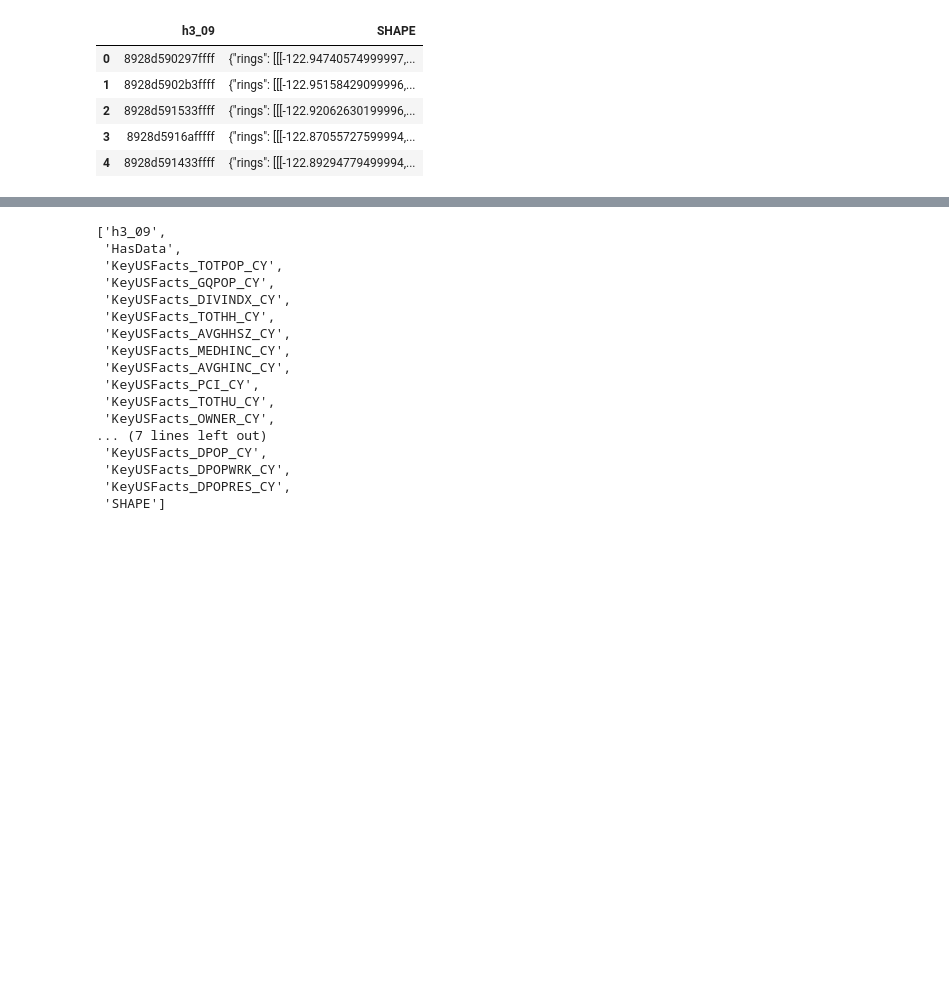
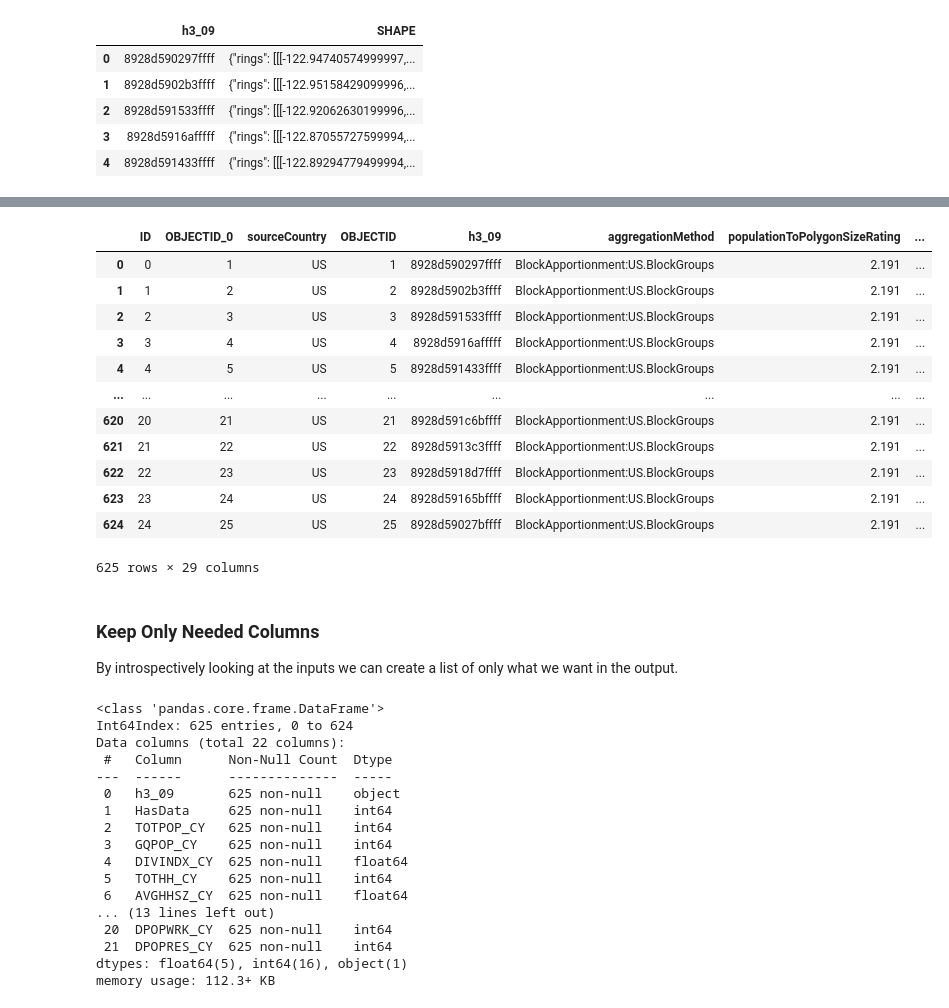
Before and after one commit to Esri/geoenrichment-samples, a Jupyter notebook: Python/geoenrichment-introspection/notebooks/02b-web-gis-enrich.ipynb, the cells around one changed output, grey strips where cells are left out. Cells and saved outputs as stored; diff of their text form; code cells hidden in the pictures; blank space fills up the shorter version.

```diff
--- a/Python/geoenrichment-introspection/notebooks/02b-web-gis-enrich.ipynb
+++ b/Python/geoenrichment-introspection/notebooks/02b-web-gis-enrich.ipynb
@@ -165,26 +142,54 @@ None
+# %%
+enrich_df = enrich(
+    study_areas=h3_df,                     # directly use dataframe
+    analysis_variables=list(kv.name),      # create list from series
+    return_geometry=False,                 # already have geometry
+    gis=gis                                # provide connection to configured GIS
+)
+
+enrich_df
+# %% [output]
+|  | ID | OBJECTID_0 | sourceCountry | OBJECTID | h3_09 | aggregationMethod | populationToPolygonSizeRating | ... |
+| 0 | 0 | 1 | US | 1 | 8928d590297ffff | BlockApportionment:US.BlockGroups | 2.191 | ... |
+| 1 | 1 | 2 | US | 2 | 8928d5902b3ffff | BlockApportionment:US.BlockGroups | 2.191 | ... |
+| 2 | 2 | 3 | US | 3 | 8928d591533ffff | BlockApportionment:US.BlockGroups | 2.191 | ... |
+| 3 | 3 | 4 | US | 4 | 8928d5916afffff | BlockApportionment:US.BlockGroups | 2.191 | ... |
+| 4 | 4 | 5 | US | 5 | 8928d591433ffff | BlockApportionment:US.BlockGroups | 2.191 | ... |
+| ... | ... | ... | ... | ... | ... | ... | ... | ... |
+| 620 | 20 | 21 | US | 21 | 8928d591c6bffff | BlockApportionment:US.BlockGroups | 2.191 | ... |
+| 621 | 21 | 22 | US | 22 | 8928d5913c3ffff | BlockApportionment:US.BlockGroups | 2.191 | ... |
+| 622 | 22 | 23 | US | 23 | 8928d5918d7ffff | BlockApportionment:US.BlockGroups | 2.191 | ... |
+| 623 | 23 | 24 | US | 24 | 8928d59165bffff | BlockApportionment:US.BlockGroups | 2.191 | ... |
+| 624 | 24 | 25 | US | 25 | 8928d59027bffff | BlockApportionment:US.BlockGroups | 2.191 | ... |
+625 rows × 29 columns
+# %% [markdown]
+### Keep Only Needed Columns
+
+By introspectively looking at the inputs we can create a list of only what we want in the output.
 # %%
-keep_cols = [c for c in enrich_df.columns if
- (c in kv.enrich_field_name.values           # enrich variables' output field names
-  or c in h3_df.columns                      # input data column names
-  or c.lower() == 'hasdata')                 # useful column to know if was enriched based on apportionment
+drop_cols = [c for c in enrich_df.columns if not
+    (c in kv.name.values                        # enrich variables' output field names
+     or c in h3_df.columns                      # input data column names
+     or c.lower() == 'hasdata')                 # if row received demographc factors
 ]
+enrich_df.drop(columns=drop_cols, inplace=True)
 
-keep_cols
+enrich_df.info()
 # %% [output]
-['h3_09',
- 'HasData',
- 'KeyUSFacts_TOTPOP_CY',
- 'KeyUSFacts_GQPOP_CY',
- 'KeyUSFacts_DIVINDX_CY',
- 'KeyUSFacts_TOTHH_CY',
- 'KeyUSFacts_AVGHHSZ_CY',
- 'KeyUSFacts_MEDHINC_CY',
- 'KeyUSFacts_AVGHINC_CY',
- 'KeyUSFacts_PCI_CY',
- 'KeyUSFacts_TOTHU_CY',
- 'KeyUSFacts_OWNER_CY',
-... (7 lines left out)
- 'KeyUSFacts_DPOP_CY',
- 'KeyUSFacts_DPOPWRK_CY',
- 'KeyUSFacts_DPOPRES_CY',
- 'SHAPE']
+<class 'pandas.core.frame.DataFrame'>
+Int64Index: 625 entries, 0 to 624
+Data columns (total 22 columns):
+ #   Column      Non-Null Count  Dtype
+---  ------      --------------  -----
+ 0   h3_09       625 non-null    object
+ 1   HasData     625 non-null    int64
+ 2   TOTPOP_CY   625 non-null    int64
+ 3   GQPOP_CY    625 non-null    int64
+ 4   DIVINDX_CY  625 non-null    float64
+ 5   TOTHH_CY    625 non-null    int64
+ 6   AVGHHSZ_CY  625 non-null    float64
+... (13 lines left out)
+ 20  DPOPWRK_CY  625 non-null    int64
+ 21  DPOPRES_CY  625 non-null    int64
+dtypes: float64(5), int64(16), object(1)
+memory usage: 112.3+ KB
```
Also changed, not shown: parts of 21 cells of this notebook, 3 other files.
